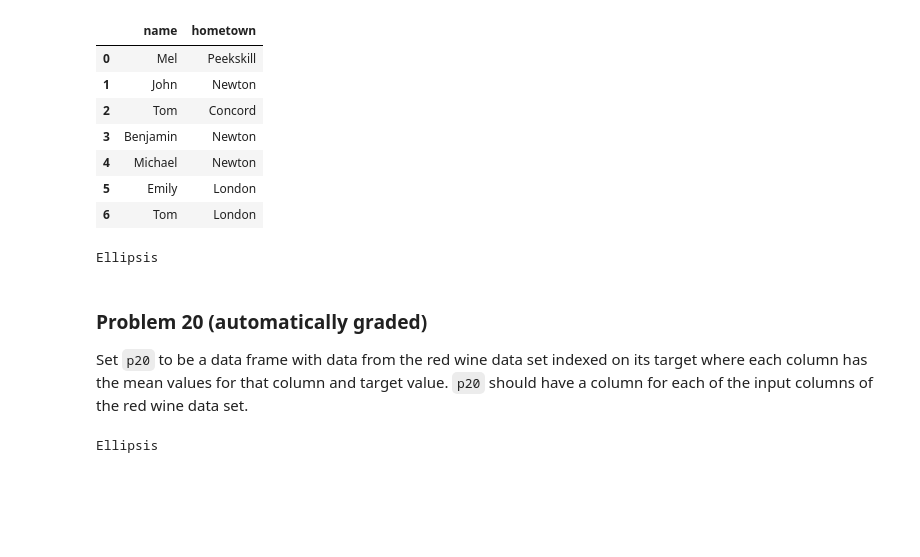
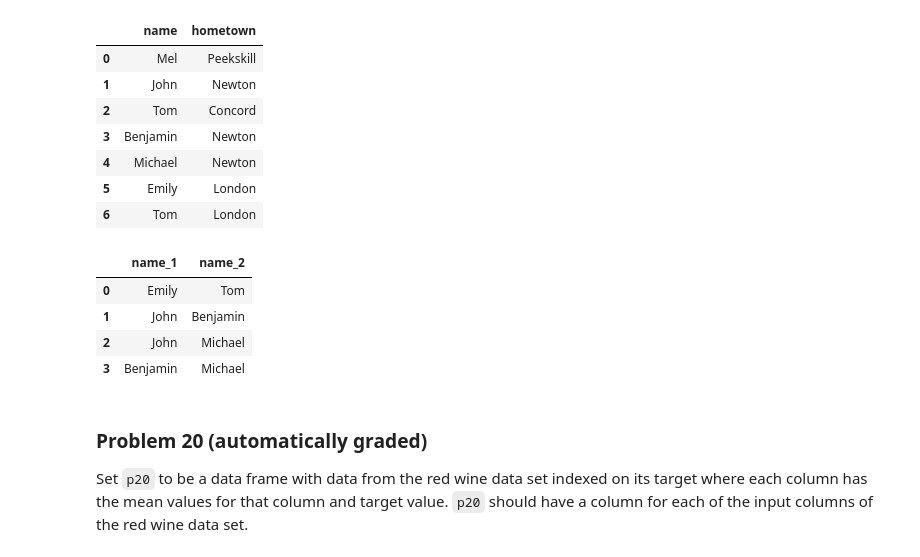
Before and after one commit to jasser-dh/dx602-homework-10, a Jupyter notebook: homework.ipynb, the cells around one changed output. Saved outputs shown, nothing was run; the diff lists cells and outputs as text; code cells hidden in the pictures; blank space fills up the shorter version.

```diff
--- a/homework.ipynb
+++ b/homework.ipynb
@@ -444,12 +460,27 @@ q19
 | 4 | Michael | Newton |
 | 5 | Emily | London |
 | 6 | Tom | London |
-# %%
-# YOUR CHANGES HERE
-
-...
-# %% [output]
-Ellipsis
+# %%
+# YOUR CHANGES HERE
+
+pairs = []
+
+for hometown, group in q19.groupby("hometown"):
+    names = group["name"].tolist()
+    # unique pairs
+    for i in range(len(names)):
+        for j in range(i + 1, len(names)):
+            pairs.append((names[i], names[j]))
+
+p19 = pd.DataFrame(pairs, columns=["name_1", "name_2"])
+# %%
+p19
+# %% [output]
+|  | name_1 | name_2 |
+| 0 | Emily | Tom |
+| 1 | John | Benjamin |
+| 2 | John | Michael |
+| 3 | Benjamin | Michael |
 # %% [markdown]
 ### Problem 20 (automatically graded)
 
@@ -458,6 +489,4 @@ Set `p20` to be a data frame with data from the red wine data set indexed on its
 # %%
 # YOUR CHANGES HERE
 
-...
+p20 = red_wine.groupby("target").mean(numeric_only=True)
-# %% [output]
-Ellipsis
```
Also changed, not shown: parts of 5 cells of this notebook.
